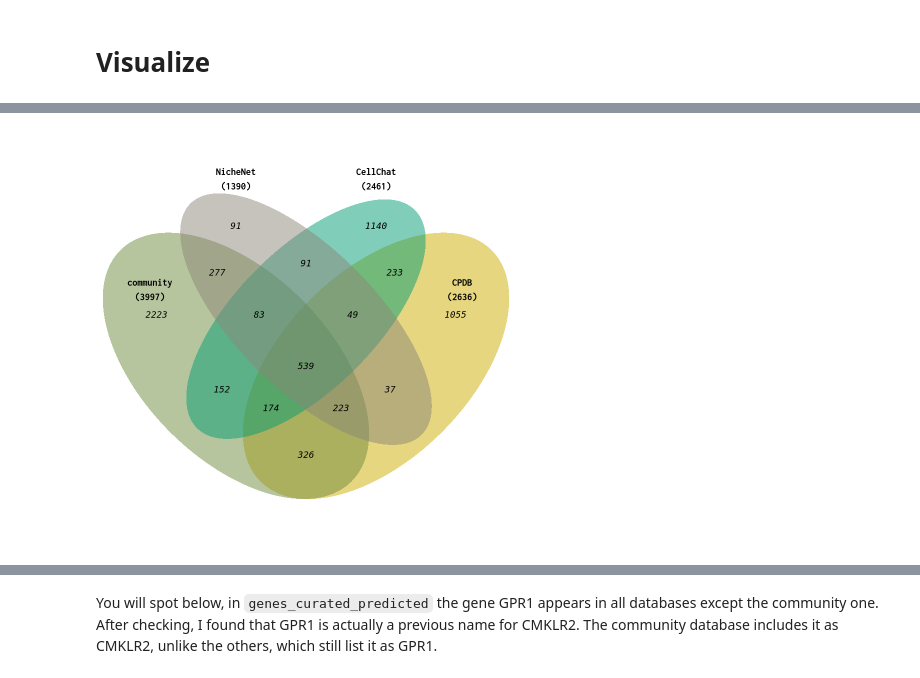
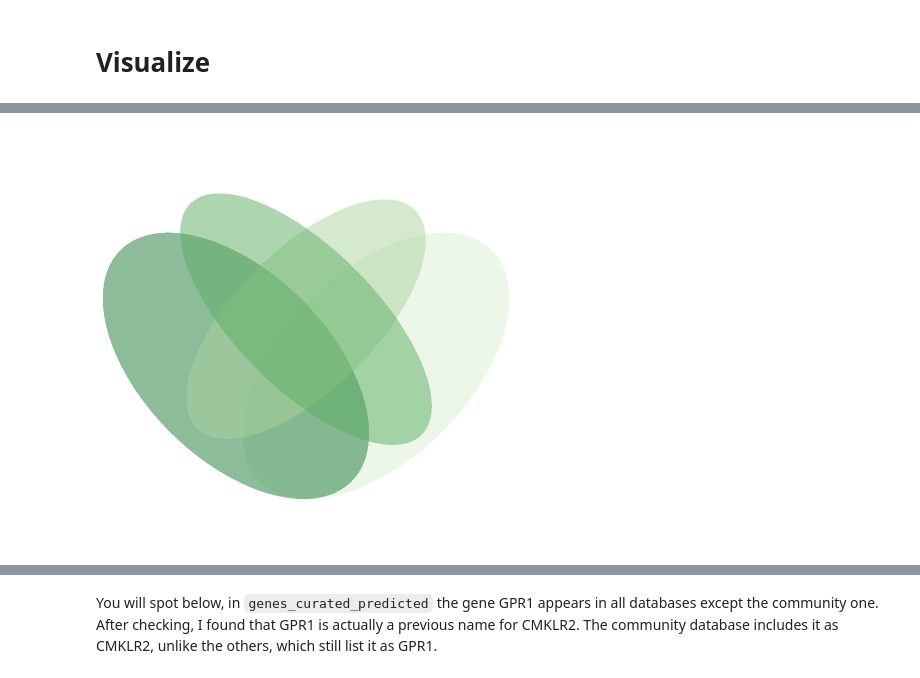
Before and after one commit to colomemaria/community-paper, a Jupyter notebook: src/method_comparison/compare_databases/compare_results/compare_DB.ipynb, the cells around one changed output, grey strips where cells are left out. Saved outputs shown, nothing was run; the diff lists cells and outputs as text; code cells hidden in the pictures.

```diff
--- a/src/method_comparison/compare_databases/compare_results/compare_DB.ipynb
+++ b/src/method_comparison/compare_databases/compare_results/compare_DB.ipynb
@@ -222,4 +249,4 @@ plot_venn(genes_curated, "outs/genes_curated.png")
-# %%
-plot_venn(pairs_curated, "outs/pairs_curated.png")
-# %% [output]
-[figure, removed]
+# %%
+plot_venn_empty(genes_curated, "outs/genes_curated_.png")
+# %% [output]
+[figure, added]
```
Also changed, not shown: parts of 18 cells of this notebook, 26 other files.
